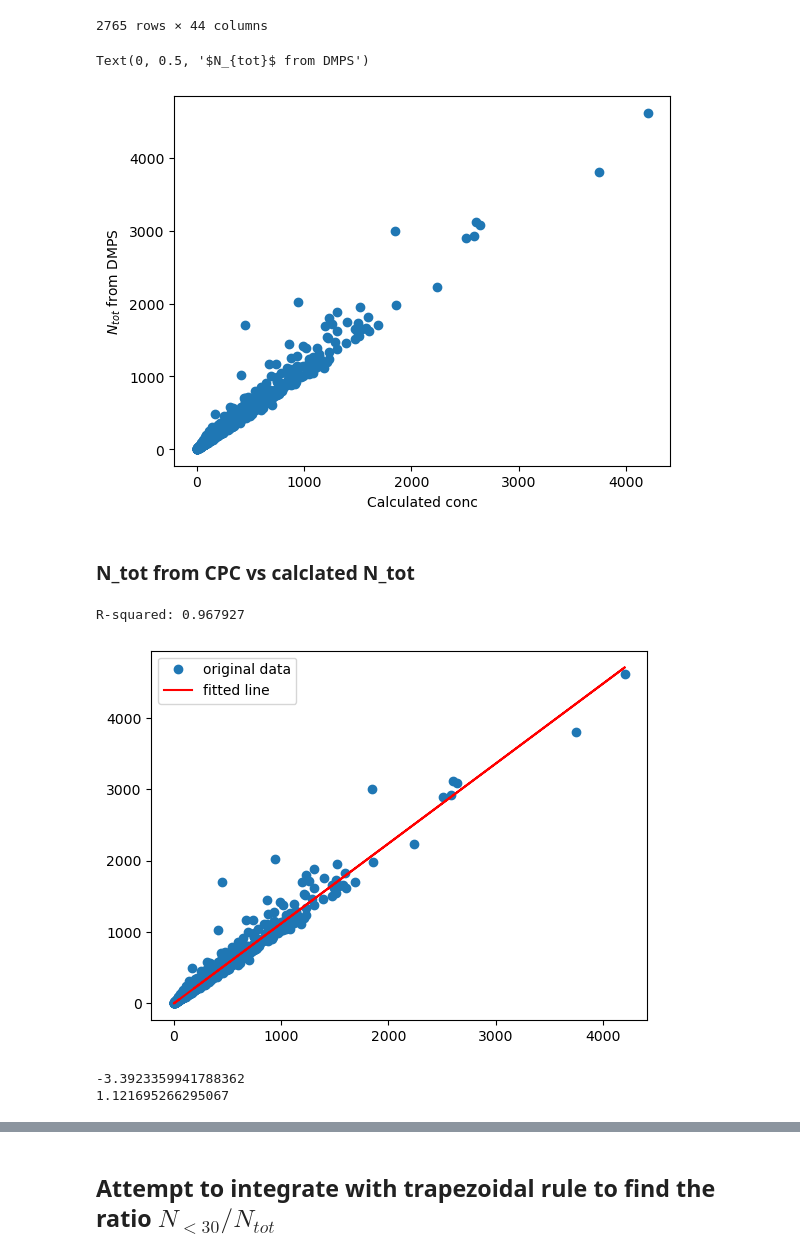
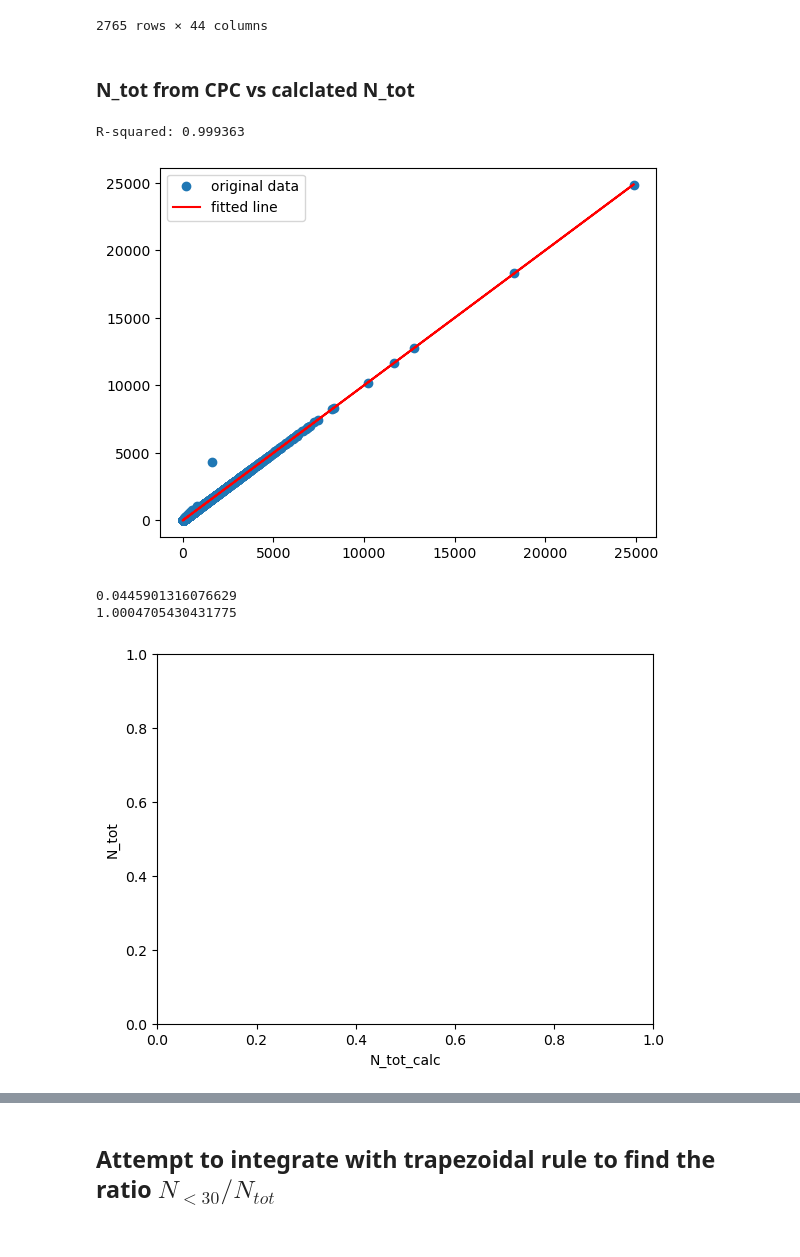
Before and after one commit to eScience-course/Tjaernoe2022-group3, a Jupyter notebook: notebooks/Load and analyze DMPS data.ipynb, the cells around one changed output, grey strips where cells are left out. Drawn from its saved outputs; the diff is of its cells as text; code cells hidden in the pictures.

```diff
--- a/notebooks/Load and analyze DMPS data.ipynb
+++ b/notebooks/Load and analyze DMPS data.ipynb
@@ -135,5 +140,13 @@ dict_years_to_df = fu.resample_dfs(dict_years_to_df, "2010_2020")
 # %%
 df_daily_2010_2020_mean = df_2010_2020.resample('D').mean()
 df_daily_2010_2020_mean = df_daily_2010_2020_mean.dropna(how='all')
-print(df_daily_2010_2020_mean['flag'].unique())
+
+df_daily_2010_2020_median = df_2010_2020.resample('D').median()
+print(len(df_daily_2010_2020_median))
+df_daily_2010_2020_median = df_daily_2010_2020_median.dropna(how='all')
+# resample fills the gaps with nan's. All rows where all are equal to nan are dropped
+
+
+df_hourly_2010_2020_mean = df_2010_2020.resample('H').mean()
+df_hourly_2010_2020_mean = df_hourly_2010_2020_mean.dropna(how='all')
 # %% [output]
@@ -210,7 +197,7 @@ for i in jj:
 # %%
 # Calculate the bin widths from geometric mean diameters and the total particle number concentration for each year
 
-def calcNtot(diameters, df_daily_2010_2020_median):
+def calcNtot(diameters, df):
     # Create array to store upper bin boudaries
     upperBoundaries = np.empty(0)
     diameter_list = list(diameters)
@@ -241,15 +228,17 @@ def calcNtot(diameters, df_daily_2010_2020_median):
     lenDiam = len(diameters)
     idx = len(GMDs)-lenDiam+3
 
-    dNdlogDp = df_daily_2010_2020_median.iloc[:,idx:-1]
+    dNdlogDp = df.iloc[:,idx:-1]
     dNs = dNdlogDp*(dlogDp)
     ntotCalc = dNs.sum(axis=1)
 
-    df_daily_2010_2020_median_ntotCalc = df_daily_2010_2020_median.copy(deep = True)
-    df_daily_2010_2020_median_ntotCalc['NtotCalc'] = ntotCalc
-    return df_daily_2010_2020_median_ntotCalc
+    df_ntotCalc = df.copy(deep = True)
+    df_ntotCalc['NtotCalc'] = ntotCalc
+    return df_ntotCalc
 # %%
 df_daily_2010_2020_median_ntotCalc = calcNtot(diameters, df_daily_2010_2020_median)
+df_2010_2020_ntotCalc = calcNtot(diameters, df_2010_2020) # 30 min res
+df_hourly_2010_2020_mean_ntotCalc = calcNtot(diameters, df_hourly_2010_2020_mean) # 30 min res
 # %%
 df_daily_2010_2020_median_ntotCalc.head(20)
 # %% [output]
@@ -320,39 +298,33 @@ df_daily_2010_2020_median[cols]
 # %%
 # ls = [diameters[i], diameters[i]]
 # print(ls)
-# %%
-# # Scatter plot the
-
-plt.plot(df_daily_2010_2020_median_ntotCalc['NtotCalc'].values,df_daily_2010_2020_median_ntotCalc['Ntot'].values ,'o')
-plt.xlabel('Calculated conc')
-plt.ylabel('$N_{tot}$ from DMPS')
-# %% [output]
-Text(0, 0.5, '$N_{tot}$ from DMPS')
-[figure, removed]
 # %% [markdown]
 ### N_tot from CPC vs calclated N_tot
 # %%
-varx = df_daily_2010_2020_median_ntotCalc['NtotCalc'].values
-vary = df_daily_2010_2020_median_ntotCalc['Ntot'].values
+varx = df_hourly_2010_2020_mean_ntotCalc['NtotCalc'].values
+vary = df_hourly_2010_2020_mean_ntotCalc['Ntot'].values
 
 mask = ~np.isnan(varx) & ~np.isnan(vary)
 res = sc.stats.linregress(varx[mask], vary[mask])
 
 print(f"R-squared: {res.rvalue**2:.6f}")
 
 plt.plot(varx,
          vary,
          'o', label='original data')
 plt.plot(varx,
          res.intercept + res.slope*varx,
          'r-', label='fitted line')
 plt.legend()
 plt.show()
+plt.ylabel('N_tot')
+plt.xlabel('N_tot_calc')
 print(res.intercept)
 print(res.slope)
 # %% [output]
-R-squared: 0.967927
+R-squared: 0.999363
-[figure, old version]
+[figure, new version]
--3.3923359941788362
-1.121695266295067
+0.0445901316076629
+1.0004705430431775
+[figure, added]
 # %% [markdown]
```
Also changed, not shown: parts of 62 cells of this notebook, 1 other file.
